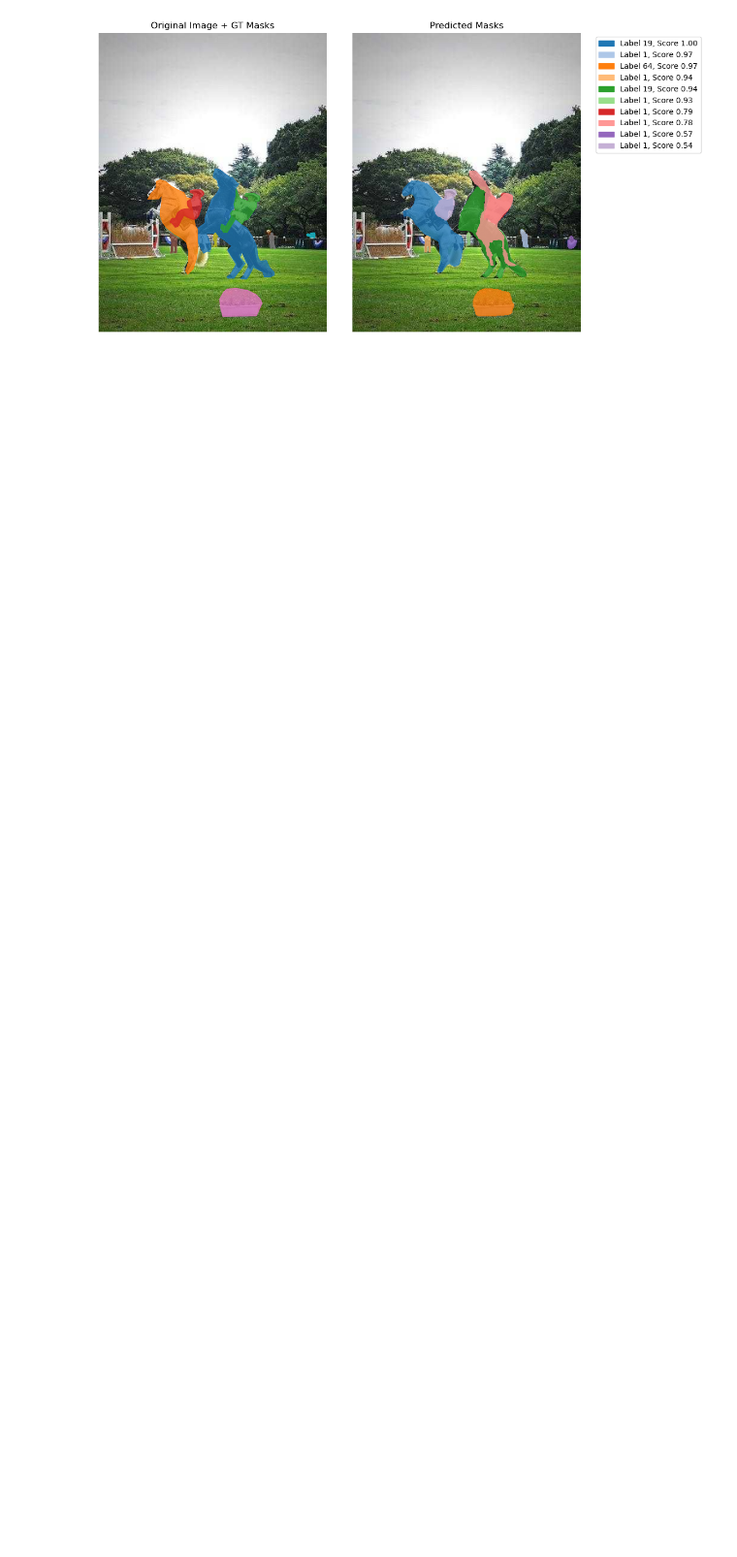
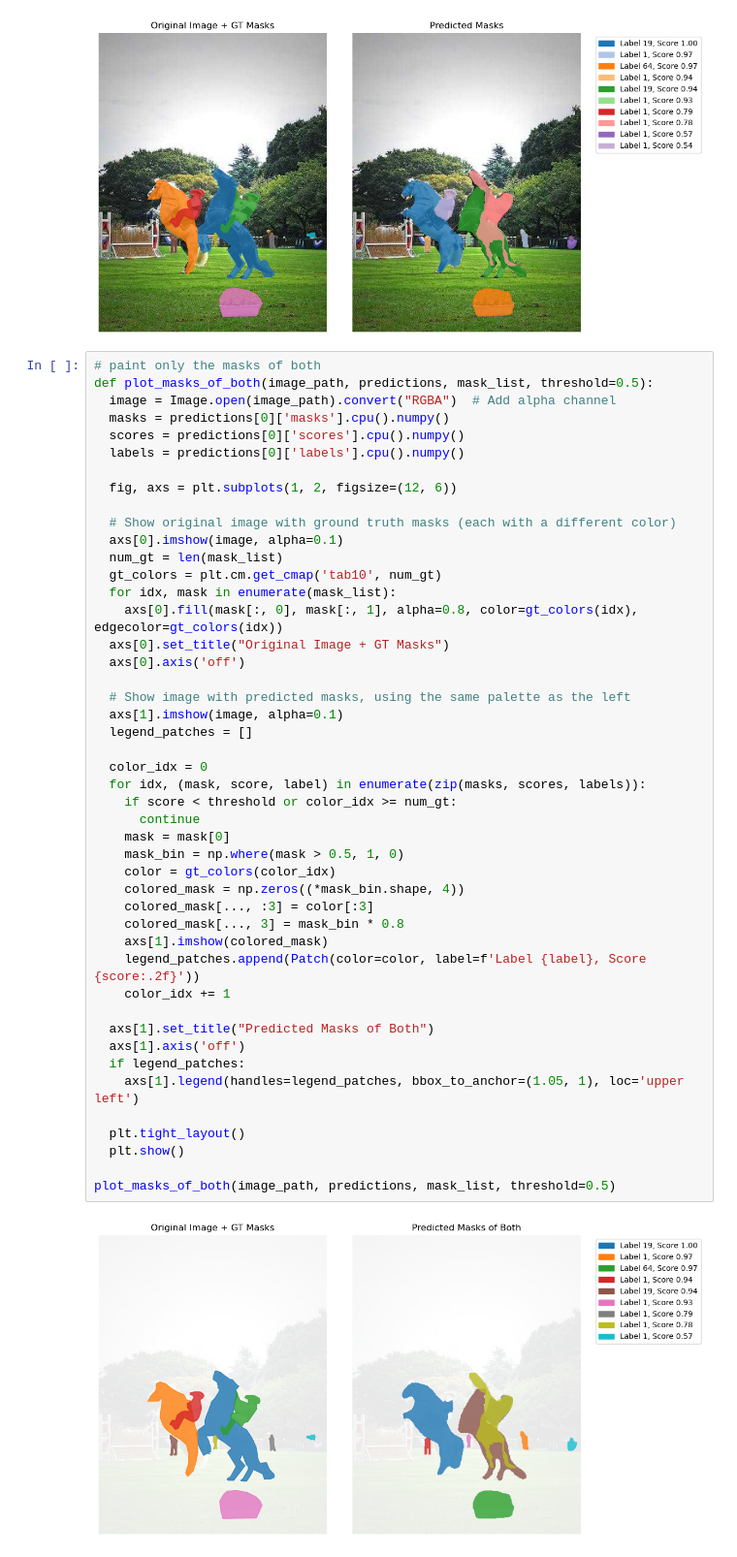
Before and after one commit to notPlancha/AML-homework, a Jupyter notebook: src/complementary/instance_segmentation.ipynb, the cells around one changed output. Shown at 97% size. Saved outputs shown, nothing was run; the diff lists cells and outputs as text; blank space fills up the shorter version.

Commit message:
added image with more transparency

```diff
--- a/src/complementary/instance_segmentation.ipynb
+++ b/src/complementary/instance_segmentation.ipynb
@@ -174,3 +174,51 @@ def plot_masks_with_gt(image_path, predictions, mask_list, threshold=0.5):
 plot_masks_with_gt(image_path, predictions, mask_list, threshold=0.5)
 # %% [output]
 [figure]
+# %%
+# paint only the masks of both
+def plot_masks_of_both(image_path, predictions, mask_list, threshold=0.5):
+  image = Image.open(image_path).convert("RGBA")  # Add alpha channel
+  masks = predictions[0]['masks'].cpu().numpy()
+  scores = predictions[0]['scores'].cpu().numpy()
+  labels = predictions[0]['labels'].cpu().numpy()
+
+  fig, axs = plt.subplots(1, 2, figsize=(12, 6))
+
+  # Show original image with ground truth masks (each with a different color)
+  axs[0].imshow(image, alpha=0.1)
+  num_gt = len(mask_list)
+  gt_colors = plt.cm.get_cmap('tab10', num_gt)
+  for idx, mask in enumerate(mask_list):
+    axs[0].fill(mask[:, 0], mask[:, 1], alpha=0.8, color=gt_colors(idx), edgecolor=gt_colors(idx))
+  axs[0].set_title("Original Image + GT Masks")
+  axs[0].axis('off')
+
+  # Show image with predicted masks, using the same palette as the left
+  axs[1].imshow(image, alpha=0.1)
+  legend_patches = []
+
+  color_idx = 0
+  for idx, (mask, score, label) in enumerate(zip(masks, scores, labels)):
+    if score < threshold or color_idx >= num_gt:
+      continue
+    mask = mask[0]
+    mask_bin = np.where(mask > 0.5, 1, 0)
+    color = gt_colors(color_idx)
+    colored_mask = np.zeros((*mask_bin.shape, 4))
+    colored_mask[..., :3] = color[:3]
+    colored_mask[..., 3] = mask_bin * 0.8
+    axs[1].imshow(colored_mask)
+    legend_patches.append(Patch(color=color, label=f'Label {label}, Score {score:.2f}'))
+    color_idx += 1
+
+  axs[1].set_title("Predicted Masks of Both")
+  axs[1].axis('off')
+  if legend_patches:
+    axs[1].legend(handles=legend_patches, bbox_to_anchor=(1.05, 1), loc='upper left')
+
+  plt.tight_layout()
+  plt.show()
+
+plot_masks_of_both(image_path, predictions, mask_list, threshold=0.5)
+# %% [output]
+[figure, added]
```
